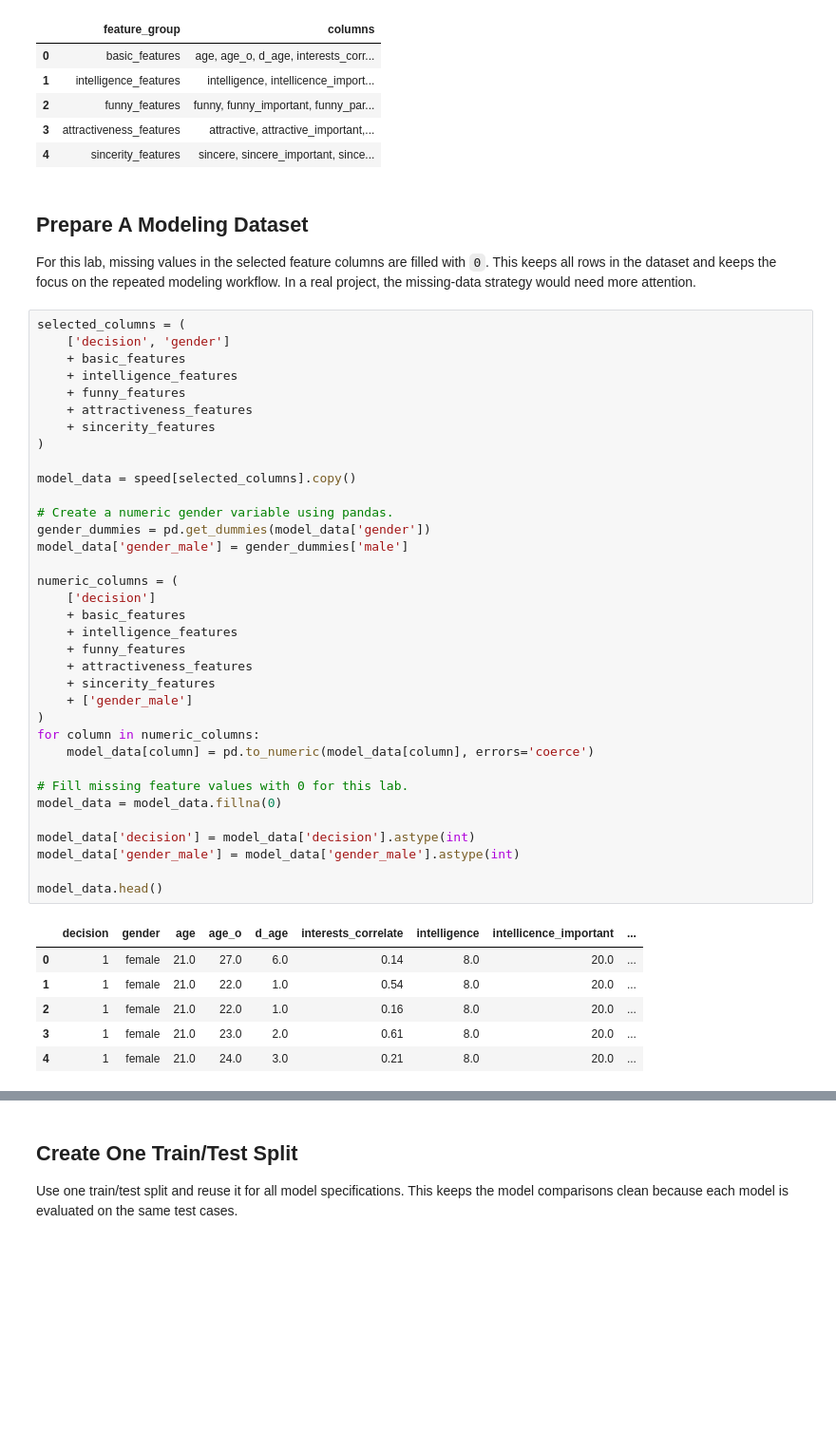
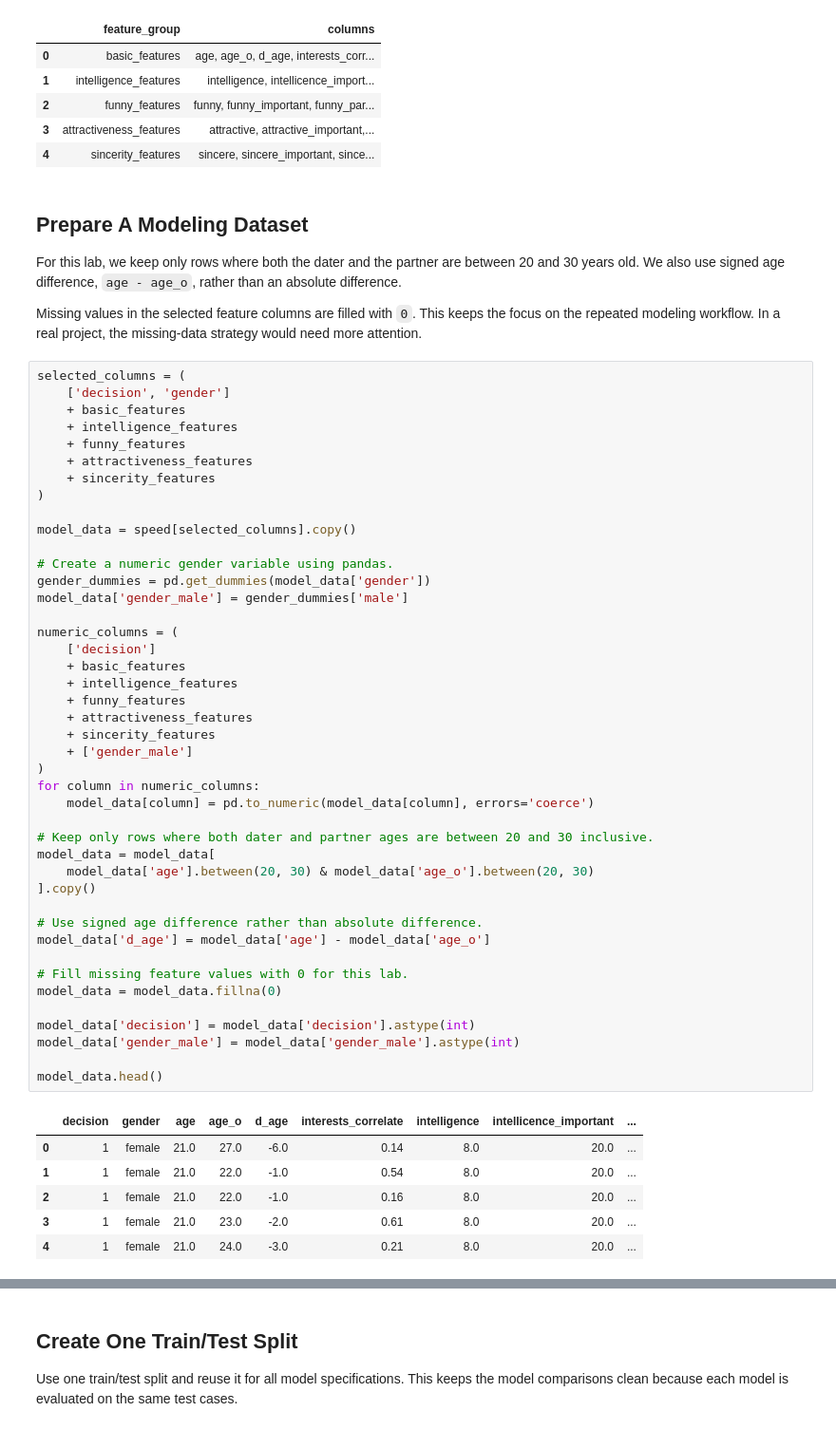
Before and after one commit to zjelveh/zjelveh.github.io, a Jupyter notebook: files/inst414_spring2026/labs/Lab_11.ipynb, the cells around one changed output, grey strips where cells are left out. Shown at 95% size. Drawn from its saved outputs; the diff is of its cells as text; blank space fills up the shorter version.

```diff
--- a/files/inst414_spring2026/labs/Lab_11.ipynb
+++ b/files/inst414_spring2026/labs/Lab_11.ipynb
@@ -172,7 +172,9 @@ display(feature_group_preview)
 # %% [markdown]
 ## Prepare A Modeling Dataset
 
-For this lab, missing values in the selected feature columns are filled with `0`. This keeps all rows in the dataset and keeps the focus on the repeated modeling workflow. In a real project, the missing-data strategy would need more attention.
+For this lab, we keep only rows where both the dater and the partner are between 20 and 30 years old. We also use signed age difference, `age - age_o`, rather than an absolute difference.
+
+Missing values in the selected feature columns are filled with `0`. This keeps the focus on the repeated modeling workflow. In a real project, the missing-data strategy would need more attention.
 # %%
 selected_columns = (
     ['decision', 'gender']
@@ -183,38 +185,46 @@ selected_columns = (
     + sincerity_features
 )
 
 model_data = speed[selected_columns].copy()
 
 # Create a numeric gender variable using pandas.
 gender_dummies = pd.get_dummies(model_data['gender'])
 model_data['gender_male'] = gender_dummies['male']
 
 numeric_columns = (
     ['decision']
     + basic_features
     + intelligence_features
     + funny_features
     + attractiveness_features
     + sincerity_features
     + ['gender_male']
 )
 for column in numeric_columns:
     model_data[column] = pd.to_numeric(model_data[column], errors='coerce')
 
+# Keep only rows where both dater and partner ages are between 20 and 30 inclusive.
+model_data = model_data[
+    model_data['age'].between(20, 30) & model_data['age_o'].between(20, 30)
+].copy()
+
+# Use signed age difference rather than absolute difference.
+model_data['d_age'] = model_data['age'] - model_data['age_o']
+
 # Fill missing feature values with 0 for this lab.
 model_data = model_data.fillna(0)
 
 model_data['decision'] = model_data['decision'].astype(int)
 model_data['gender_male'] = model_data['gender_male'].astype(int)
 
 model_data.head()
 # %% [output]
 |  | decision | gender | age | age_o | d_age | interests_correlate | intelligence | intellicence_important | ... |
-| 0 | 1 | female | 21.0 | 27.0 | 6.0 | 0.14 | 8.0 | 20.0 | ... |
-| 1 | 1 | female | 21.0 | 22.0 | 1.0 | 0.54 | 8.0 | 20.0 | ... |
-| 2 | 1 | female | 21.0 | 22.0 | 1.0 | 0.16 | 8.0 | 20.0 | ... |
-| 3 | 1 | female | 21.0 | 23.0 | 2.0 | 0.61 | 8.0 | 20.0 | ... |
-| 4 | 1 | female | 21.0 | 24.0 | 3.0 | 0.21 | 8.0 | 20.0 | ... |
+| 0 | 1 | female | 21.0 | 27.0 | -6.0 | 0.14 | 8.0 | 20.0 | ... |
+| 1 | 1 | female | 21.0 | 22.0 | -1.0 | 0.54 | 8.0 | 20.0 | ... |
+| 2 | 1 | female | 21.0 | 22.0 | -1.0 | 0.16 | 8.0 | 20.0 | ... |
+| 3 | 1 | female | 21.0 | 23.0 | -2.0 | 0.61 | 8.0 | 20.0 | ... |
+| 4 | 1 | female | 21.0 | 24.0 | -3.0 | 0.21 | 8.0 | 20.0 | ... |
 # %%
 model_data.shape
 # %% [output]
```
Also changed, not shown: parts of 16 cells of this notebook.
